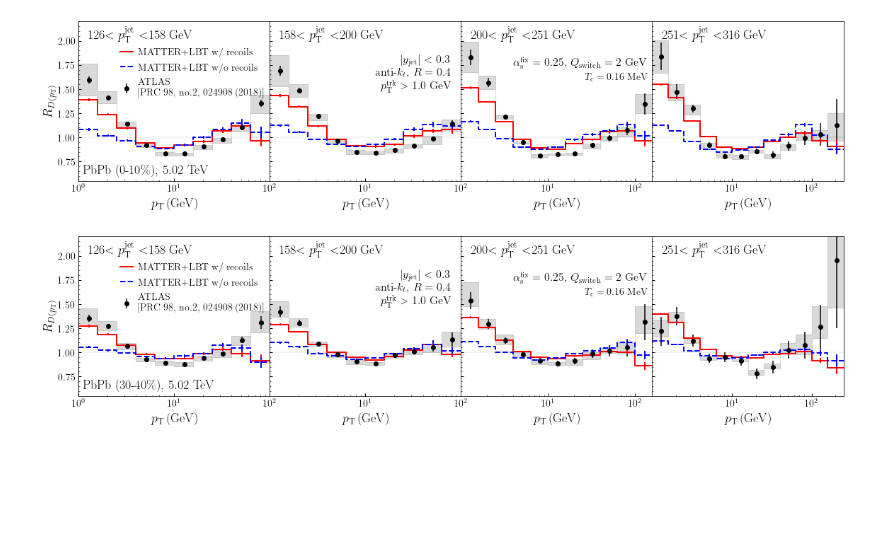
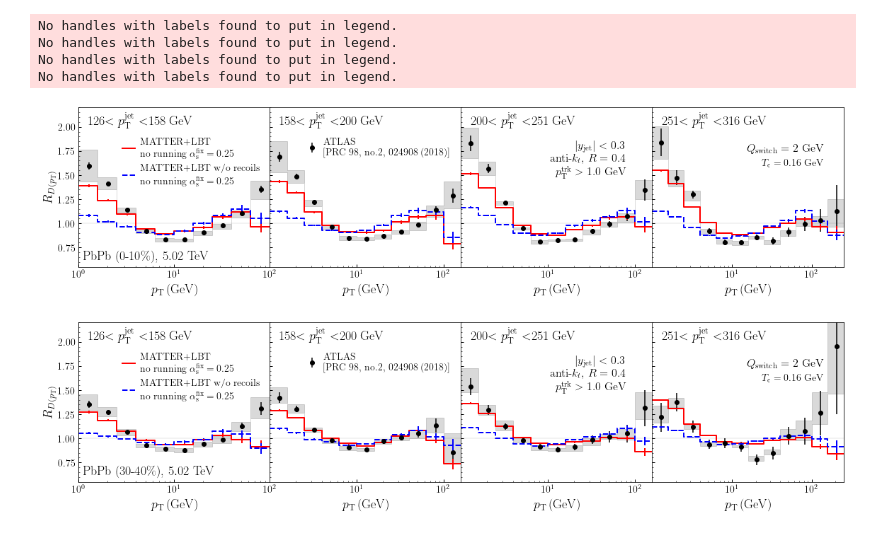
Before and after one commit to yasukitachibana/AAPaperJetAnalysis, a Jupyter notebook: gen_plot/ffpt.ipynb, the cells around one changed output. Cells and saved outputs as stored; diff of their text form; code cells hidden in the pictures; blank space fills up the shorter version.

```diff
--- a/gen_plot/ffpt.ipynb
+++ b/gen_plot/ffpt.ipynb
@@ -110,10 +110,10 @@ for ptj in ptj_list:
     ax2.errorbar(xd, yd, yerr=yderr, marker="o", linestyle="none", color = 'black')
     ax2.fill_between(xdstep, ydstep+ydsysm, ydstep+ydsysp, step='post', color='black', alpha=0.15)
 
-    ax2.step(x1step, y1step, where='post', label='MATTER+LBT w/ recoils', color='red',linewidth = 2)
+    ax2.step(x1step, y1step, where='post', label='MATTER+LBT\n no running '+r'$\alpha^{\mathrm{fix}}_{\mathrm{s}}=0.25$', color='red',linewidth = 2)
     ax2.errorbar(x1, y1, yerr=y1err, marker="", linestyle="none", color='red',linewidth = 2)
 
-    ax2.step(x2step, y2step, where='post', label='MATTER+LBT w/o recoils', linestyle='dashed', color='blue',linewidth = 2)
+    ax2.step(x2step, y2step, where='post', label='MATTER+LBT w/o recoils\n no running '+r'$\alpha^{\mathrm{fix}}_{\mathrm{s}}=0.25$', linestyle='dashed', color='blue',linewidth = 2)
     ax2.errorbar(x2, y2, yerr=y2err, marker="", linestyle="none", color='blue',linewidth = 2)
     #######
     ax5.errorbar(xd, yd/yd, yerr=yderr/yd, marker="o", linestyle="none", color = 'black')
@@ -162,10 +162,10 @@ for ptj in ptj_list:
     ax3.errorbar(xd, yd, yerr=yderr, marker="o", linestyle="none", color = 'black')
     ax3.fill_between(xdstep, ydstep+ydsysm, ydstep+ydsysp, step='post', color='black', alpha=0.15)
 
-    ax3.step(x1step, y1step, where='post', label='MATTER+LBT w/ recoils', color='red',linewidth = 2)
+    ax3.step(x1step, y1step, where='post', label='MATTER+LBT\n no running '+r'$\alpha^{\mathrm{fix}}_{\mathrm{s}}=0.25$', color='red',linewidth = 2)
     ax3.errorbar(x1, y1, yerr=y1err, marker="", linestyle="none", color='red',linewidth = 2)
 
-    ax3.step(x2step, y2step, where='post', label='MATTER+LBT w/o recoils', linestyle='dashed', color='blue',linewidth = 2)
+    ax3.step(x2step, y2step, where='post', label='MATTER+LBT w/o recoils\n no running '+r'$\alpha^{\mathrm{fix}}_{\mathrm{s}}=0.25$', linestyle='dashed', color='blue',linewidth = 2)
     ax3.errorbar(x2, y2, yerr=y2err, marker="", linestyle="none", color='blue',linewidth = 2)
     #######
     ax6.errorbar(xd, yd/yd, yerr=yderr/yd, marker="o", linestyle="none", color = 'black')
@@ -191,12 +191,12 @@ for ptj in ptj_list:
 
     ax1.text(xlength(0.98), 3.8, r'$pp,\,5.02$ TeV', fontsize = 18, ha = 'right')
     ax2.text(xlength(0.98), 3.8, r'PbPb ($0$-$10\%$), $5.02$ TeV', fontsize = 18, ha = 'right')
-    ax3.text(xlength(0.98), 3.8, r'PbPb ($30$-$50\%$), $5.02$ TeV', fontsize = 18, ha = 'right')
+    ax3.text(xlength(0.98), 3.8, r'PbPb ($30$-$40\%$), $5.02$ TeV', fontsize = 18, ha = 'right')
 
     ax1.text(xlength(0.05), 0.005, str(ptj[0])+r'$<p_{\mathrm{T}}^{\mathrm{jet}}<$'+str(ptj[1])+r' GeV'+'\n'+r'$|y_{\mathrm {jet}}|<0.3$', fontsize = 15, ha = 'left')
     ax3.text(xlength(0.05), 0.002, r'anti-$k_t$, $R=0.4$'+'\n'+r'$p_{\mathrm{T}}^{\mathrm{trk}}>1.0$ GeV', fontsize = 15, ha = 'left')
-    ax2.text(xlength(0.05), 0.003, r'$\alpha_{\mathrm{s}}^{\mathrm{fix}}=0.25$, $Q_{\mathrm{switch}}=2$ GeV', fontsize = 14, ha = 'left')
-    ax2.text(xlength(0.05), 0.01, r'$T_{\mathrm{c}}=0.16$ MeV', fontsize = 14, ha = 'left')
+    ax2.text(xlength(0.05), 0.01, r'$Q_{\mathrm{switch}}=2$ GeV'+'\n'+r'$T_{\mathrm{c}}=0.16$ GeV', fontsize = 14, ha = 'left')
+
 
     ax1.legend(borderaxespad=1,handlelength=1.3, handletextpad=0.5,loc='lower left', fontsize=14,edgecolor='none', frameon=True, facecolor='none')
     ax2.legend(borderaxespad=1,handlelength=1.3, handletextpad=0.5,loc='lower left', fontsize=14,edgecolor='none', frameon=True, facecolor='none')
@@ -278,42 +278,55 @@ for cent in cent_list:
         ydsysp = np.append(datad[:,6],datad[-1,6])
         ydsysm = np.append(datad[:,7],datad[-1,7])
 
-        axs[i].errorbar(xd, yd, yerr=yderr, marker="o", linestyle="none", color = 'black',label='ATLAS \n[PRC 98, no.2, 024908 (2018)]')
+        label1=''
+        label2=''
+        labeld=''
+
+        if i == 0:
+            label1 = 'MATTER+LBT\n no running '+r'$\alpha^{\mathrm{fix}}_{\mathrm{s}}=0.25$'
+            label2 = 'MATTER+LBT w/o recoils\n no running '+r'$\alpha^{\mathrm{fix}}_{\mathrm{s}}=0.25$'
+        if i == 1:
+            labeld ='ATLAS \n[PRC 98, no.2, 024908 (2018)]'
+        axs[i].errorbar(xd, yd, yerr=yderr, marker="o", linestyle="none", color = 'black',label = labeld)
         axs[i].fill_between(xdstep, ydstep+ydsysm, ydstep+ydsysp, step='post', color='black', alpha=0.15)
 
-        axs[i].step(x1step, y1step, where='post', label='MATTER+LBT w/ recoils', color='red',linewidth = 2)
+        axs[i].step(x1step, y1step, where='post', label=label1, color='red',linewidth = 2)
         axs[i].errorbar(x1, y1, yerr=y1err, marker="", linestyle="none", color='red',linewidth = 2)
 
-        axs[i].step(x2step, y2step, where='post', label='MATTER+LBT w/o recoils', linestyle='dashed', color='blue',linewidth = 2)
+        axs[i].step(x2step, y2step, where='post', label=label2, linestyle='dashed', color='blue',linewidth = 2)
         axs[i].errorbar(x2, y2, yerr=y2err, marker="", linestyle="none", color='blue',linewidth = 2)
 
-
+        axs[i].legend(bbox_to_anchor=(1.02, 0.9), borderaxespad=1,handlelength=1.3, handletextpad=0.5,loc='upper right', fontsize=14,edgecolor='none', frameon=True, facecolor='none')
 
         xmin = datad[0,1]
         xmax = datad[-1,2]
 
         axs[i].set_xlim(xmin,xmax)
         axs[i].set_ylim(0.55,2.2)
 
         def xlength(a):
             return xmin*pow(xmax/xmin,a)
 
         axs[i].text(xlength(0.05), 2.03, str(ptj[0])+r'$<p_{\mathrm{T}}^{\mathrm{jet}}<$'+str(ptj[1])+r' GeV', fontsize = 18, ha = 'left')
 
 #     ######################################################################
     axs[0].text(1.1, 0.625, r'PbPb ('+str(cent[0])+'-'+str(cent[1])+'$\%$), $5.02$ TeV', fontsize = 18, ha = 'left')
 
 
-    axs[0].legend(bbox_to_anchor=(1.05, 0.925), borderaxespad=1,handlelength=1.3, handletextpad=0.5,loc='upper right', fontsize=14,edgecolor='none', frameon=True, facecolor='none')
-    axs[1].text(78, 1.5, r'$|y_{\mathrm {jet}}|<0.3$'+'\n'+r'anti-$k_t$, $R=0.4$'+'\n'+r'$p_{\mathrm{T}}^{\mathrm{trk}}>1.0$ GeV', fontsize = 16, ha = 'right')
-    axs[2].text(140, 1.75, r'$\alpha_{\mathrm{s}}^{\mathrm{fix}}=0.25$, $Q_{\mathrm{switch}}=2$ GeV', fontsize = 16, ha = 'right')
-    axs[2].text(140, 1.6, r'$T_{\mathrm{c}}=0.16$ MeV', fontsize = 14, ha = 'right')
+
+    axs[2].text(78, 1.5, r'$|y_{\mathrm {jet}}|<0.3$'+'\n'+r'anti-$k_t$, $R=0.4$'+'\n'+r'$p_{\mathrm{T}}^{\mathrm{trk}}>1.0$ GeV', fontsize = 16, ha = 'right')
+    axs[3].text(140, 1.75, r'$Q_{\mathrm{switch}}=2$ GeV', fontsize = 16, ha = 'right')
+    axs[3].text(140, 1.6, r'$T_{\mathrm{c}}=0.16$ GeV', fontsize = 14, ha = 'right')
 
     plt.tight_layout()
     plt.savefig('raa_Dpt_ptj'+str(cent[0])+'-'+str(cent[1])+'_rapj0.0-0.3.pdf')
 
 # import os
 # os.system('open .')
 # %% [output]
+No handles with labels found to put in legend.
+No handles with labels found to put in legend.
+No handles with labels found to put in legend.
+No handles with labels found to put in legend.
-[figure, old version]
+[figure, new version]
-[figure, old version]
+[figure, new version]
```
Also changed, not shown: parts of 1 cell of this notebook, 6 other files.
